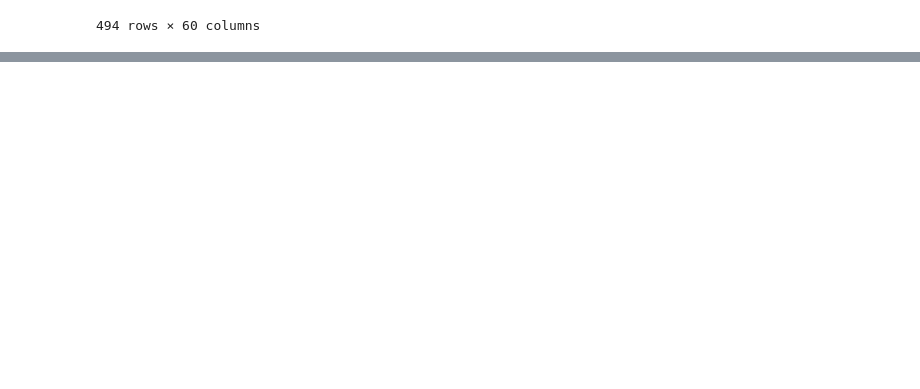
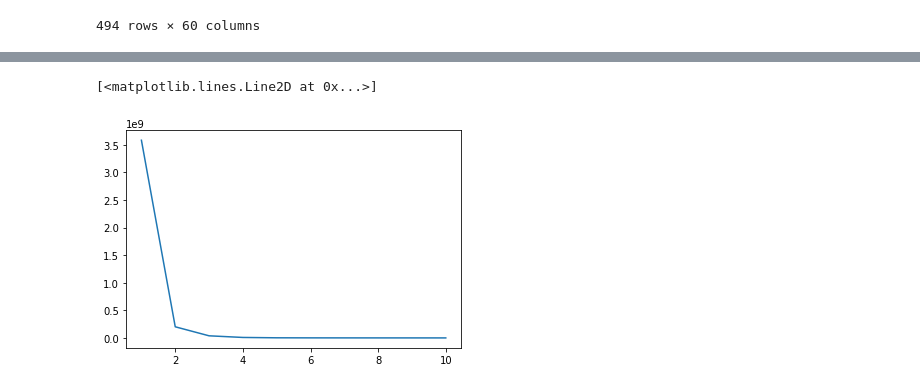
Before and after one commit to pahwa1902/LearMachineLearning, a Jupyter notebook: Clustering.ipynb, the cells around one changed output, grey strips where cells are left out. Saved outputs shown, nothing was run; the diff lists cells and outputs as text; code cells hidden in the pictures; blank space fills up the shorter version.

```diff
--- a/Clustering.ipynb
+++ b/Clustering.ipynb
@@ -87,0 +86,21 @@ for i in range(len(columns)):
+# %%
+volatility={}
+for i in range(len(columns)):
+  volatility[columns[i]] = (data_clustering[columns[i]].std(axis=0))*mt.sqrt(252)
+# %%
+volatility_values = [value for key,value in volatility.items()]
+average_returns = [value for key,value in average_return.items()]
+# %%
+return_volatility = pd.DataFrame({'Return':average_returns,'Volatility':volatility_values,'Stock':columns})
+# %%
+wcss = []
+X = return_volatility.iloc[:,[0,1]]
+for i in range(1,11):
+  kmeanss = KMeans(n_clusters=i,init='k-means++',max_iter=300,n_init=10,random_state=0)
+  kmeanss.fit(X)
+  wcss.append(kmeanss.inertia_)
+# %%
+plt.plot(range(1,11),wcss)
+# %% [output]
+[<matplotlib.lines.Line2D at 0x...>]
+[figure, added]
```
Also changed, not shown: parts of 5 cells of this notebook.
